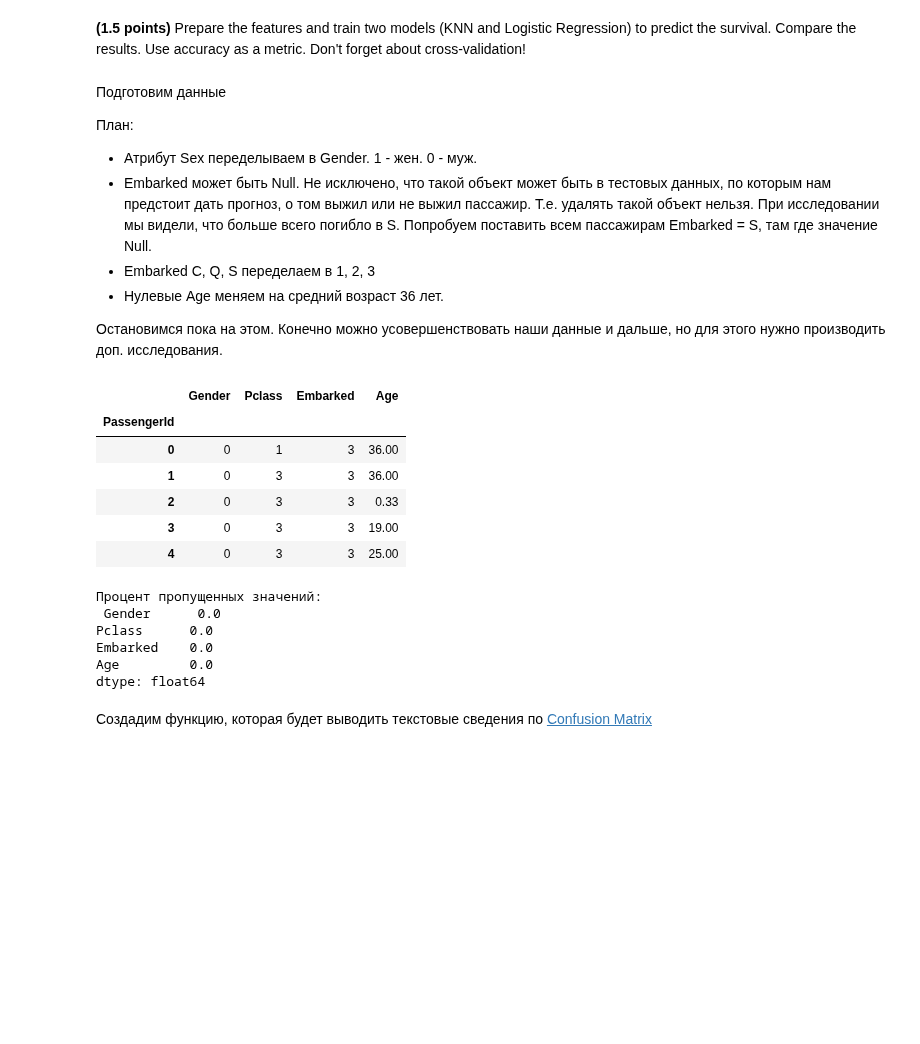
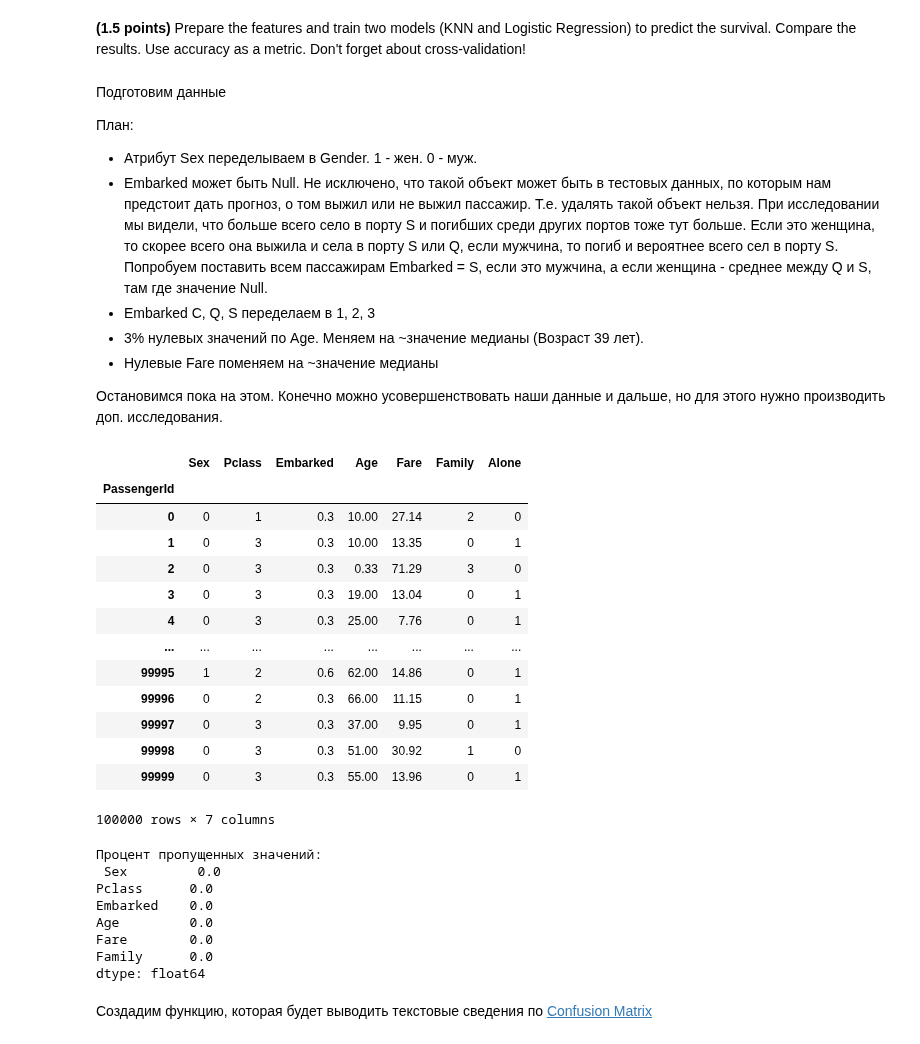
Before and after one commit to githubjeka/ml-intro, a Jupyter notebook: hw_classification.ipynb, the cells around one changed output. Saved outputs shown, nothing was run; the diff lists cells and outputs as text; code cells hidden in the pictures; blank space fills up the shorter version.

```diff
--- a/hw_classification.ipynb
+++ b/hw_classification.ipynb
@@ -817,25 +841,30 @@ from sklearn.metrics import confusion_matrix, ConfusionMatrixDisplay
 
 План:
 - Атрибут Sex переделываем в Gender. 1 - жен. 0 - муж.
-- Embarked может быть Null. Не исключено, что такой объект может быть в тестовых данных, по которым нам предстоит дать прогноз, о том выжил или не выжил пассажир. Т.е. удалять такой объект нельзя. При исследовании мы видели, что больше всего погибло в S. Попробуем поставить всем пассажирам Embarked = S, там где значение Null.
+- Embarked может быть Null. Не исключено, что такой объект может быть в тестовых данных, по которым нам предстоит дать прогноз, о том выжил или не выжил пассажир. Т.е. удалять такой объект нельзя. При исследовании мы видели, что больше всего село в порту S и погибших среди других портов тоже тут больше. Если это женщина, то скорее всего она выжила и села в порту S или Q, если мужчина, то погиб и вероятнее всего сел в порту S. Попробуем поставить всем пассажирам Embarked = S, если это мужчина, а если женщина - среднее между Q и S, там где значение Null.
 - Embarked C, Q, S переделаем в 1, 2, 3
-- Нулевые Age меняем на средний возраст 36 лет.
+- 3% нулевых значений по Age. Меняем на ~значение медианы (Возраст 39 лет).
+- Нулевые Fare поменяем на ~значение медианы
 
 Остановимся пока на этом. Конечно можно усовершенствовать наши данные и дальше, но для этого нужно производить доп. исследования.
 # %%
 def prep_data(data: pd.DataFrame, return_y=True):
-    work_data = data
-    fm = pd.get_dummies(work_data.Sex)
-    work_data = pd.concat((fm, work_data), axis=1)
-    work_data = work_data.drop(["male"], axis=1)
-    work_data = work_data.rename(columns={"female": "Gender"})
+    work_data = data.copy()
 
-    work_data.Embarked = work_data.Embarked.fillna('S')
-    work_data.Embarked = work_data.Embarked.replace(['C', 'Q', 'S'], [1, 2, 3])
+    work_data.Sex = np.where(work_data.Sex == 'male', 0, 1)
 
-    work_data.Age = work_data.Age.fillna(36.0)
+    work_data.Embarked = np.where((work_data.Embarked.isnull()) & (work_data.Sex == 0), 0.35, work_data.Embarked)
+    work_data.Embarked = np.where((work_data.Embarked.isnull()) & (work_data.Sex == 1), 0.525, work_data.Embarked)
+    work_data.Embarked = work_data.Embarked.replace(['S', 'C', 'Q', ], [0.3, 0.60, 0.75])
 
-    X = work_data.loc[:, ['Gender', 'Pclass', 'Embarked', 'Age']]
+    work_data.Age = work_data.Age.fillna(10.0)
+
+    work_data.Fare = work_data.Fare.fillna(24.5)
+
+    work_data['Family'] = work_data.SibSp + work_data.Parch
+    work_data['Alone'] = np.where(work_data['Family'] == 0, 1, 0)
+
+    X = work_data.loc[:, ['Sex', 'Pclass', 'Embarked', 'Age', 'Fare', 'Family', 'Alone']]
 
     if return_y:
         Y = work_data.Survived
@@ -845,23 +874,32 @@ def prep_data(data: pd.DataFrame, return_y=True):
 # %%
 X, Y = prep_data(data)
 # %%
-X.head()
+X
 # %% [output]
-|  | Gender | Pclass | Embarked | Age |
-| PassengerId |  |  |  |  |
-| 0 | 0 | 1 | 3 | 36.00 |
-| 1 | 0 | 3 | 3 | 36.00 |
-| 2 | 0 | 3 | 3 | 0.33 |
-| 3 | 0 | 3 | 3 | 19.00 |
-| 4 | 0 | 3 | 3 | 25.00 |
+|  | Sex | Pclass | Embarked | Age | Fare | Family | Alone |
+| PassengerId |  |  |  |  |  |  |  |
+| 0 | 0 | 1 | 0.3 | 10.00 | 27.14 | 2 | 0 |
+| 1 | 0 | 3 | 0.3 | 10.00 | 13.35 | 0 | 1 |
+| 2 | 0 | 3 | 0.3 | 0.33 | 71.29 | 3 | 0 |
+| 3 | 0 | 3 | 0.3 | 19.00 | 13.04 | 0 | 1 |
+| 4 | 0 | 3 | 0.3 | 25.00 | 7.76 | 0 | 1 |
+| ... | ... | ... | ... | ... | ... | ... | ... |
+| 99995 | 1 | 2 | 0.6 | 62.00 | 14.86 | 0 | 1 |
+| 99996 | 0 | 2 | 0.3 | 66.00 | 11.15 | 0 | 1 |
+| 99997 | 0 | 3 | 0.3 | 37.00 | 9.95 | 0 | 1 |
+| 99998 | 0 | 3 | 0.3 | 51.00 | 30.92 | 1 | 0 |
+| 99999 | 0 | 3 | 0.3 | 55.00 | 13.96 | 0 | 1 |
+100000 rows × 7 columns
 # %%
 print('Процент пропущенных значений:\n', round(X.isnull().sum() / X.shape[0] * 100, 5))
 # %% [output]
 Процент пропущенных значений:
- Gender      0.0
+ Sex         0.0
 Pclass      0.0
 Embarked    0.0
 Age         0.0
+Fare        0.0
+Family      0.0
 dtype: float64
 # %% [markdown]
 Создадим функцию, которая будет выводить текстовые сведения по [Confusion Matrix](https://en.wikipedia.org/wiki/Confusion_matrix)
```
Also changed, not shown: parts of 10 cells of this notebook.
